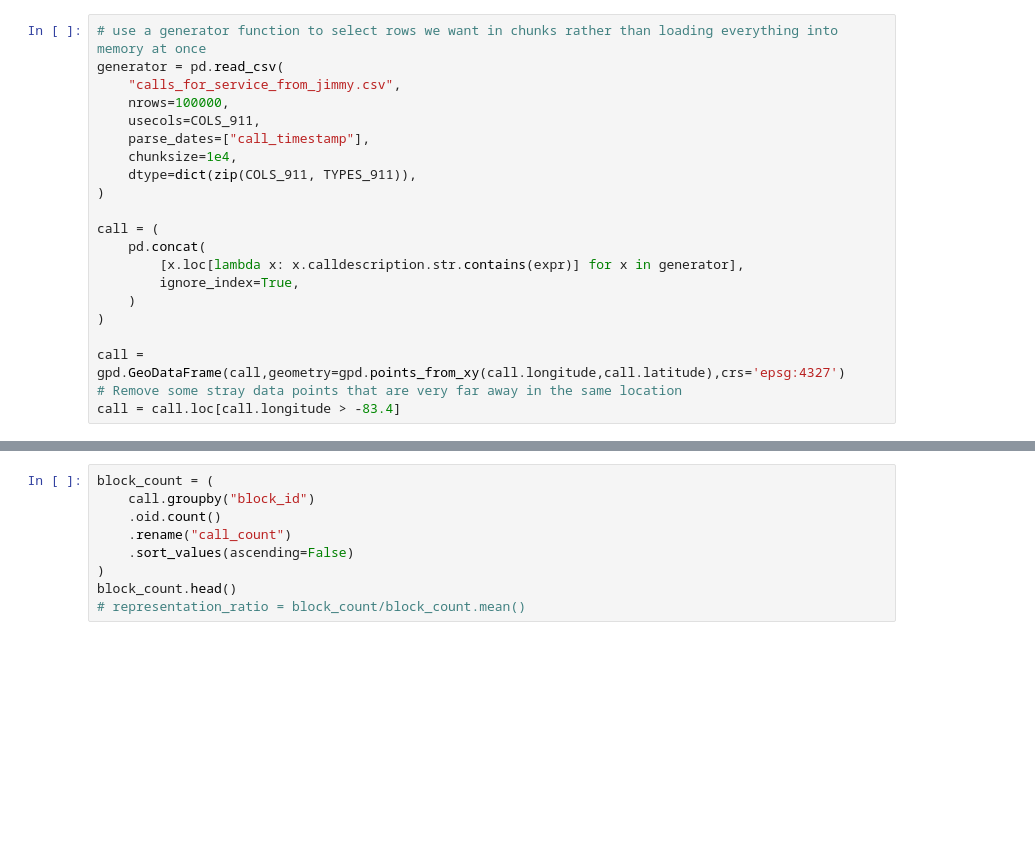
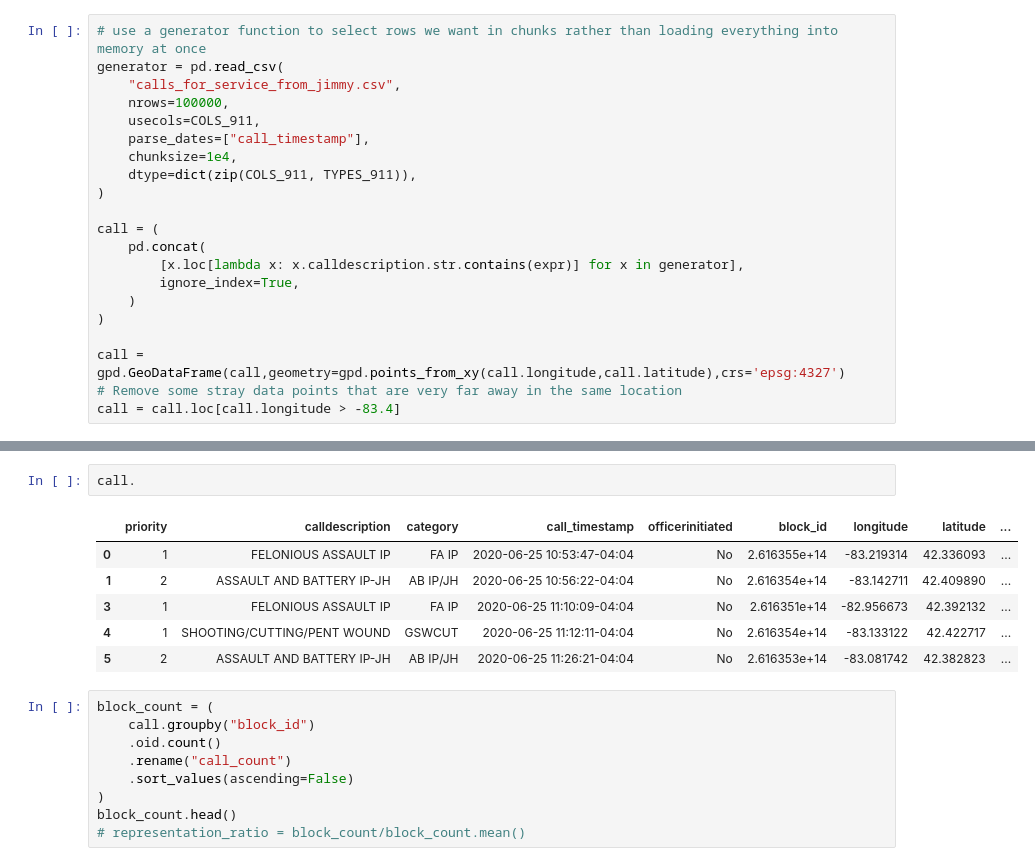
Before and after one commit to ahakso/detroit, a Jupyter notebook: response_911.ipynb, the cells around one changed output, grey strips where cells are left out. Drawn from its saved outputs; the diff is of its cells as text; blank space fills up the shorter version.

```diff
--- a/response_911.ipynb
+++ b/response_911.ipynb
@@ -60,3 +105,12 @@ call.shape
+# %%
+call.
+# %% [output]
+|  | priority | calldescription | category | call_timestamp | officerinitiated | block_id | longitude | latitude | ... |
+| 0 | 1 | FELONIOUS ASSAULT IP | FA IP | 2020-06-25 10:53:47-04:04 | No | 2.616355e+14 | -83.219314 | 42.336093 | ... |
+| 1 | 2 | ASSAULT AND BATTERY IP-JH | AB IP/JH | 2020-06-25 10:56:22-04:04 | No | 2.616354e+14 | -83.142711 | 42.409890 | ... |
+| 3 | 1 | FELONIOUS ASSAULT IP | FA IP | 2020-06-25 11:10:09-04:04 | No | 2.616351e+14 | -82.956673 | 42.392132 | ... |
+| 4 | 1 | SHOOTING/CUTTING/PENT WOUND | GSWCUT | 2020-06-25 11:12:11-04:04 | No | 2.616354e+14 | -83.133122 | 42.422717 | ... |
+| 5 | 2 | ASSAULT AND BATTERY IP-JH | AB IP/JH | 2020-06-25 11:26:21-04:04 | No | 2.616353e+14 | -83.081742 | 42.382823 | ... |
 # %%
 block_count = (
     call.groupby("block_id")
```
Also changed, not shown: parts of 12 cells of this notebook, 6 other files.
